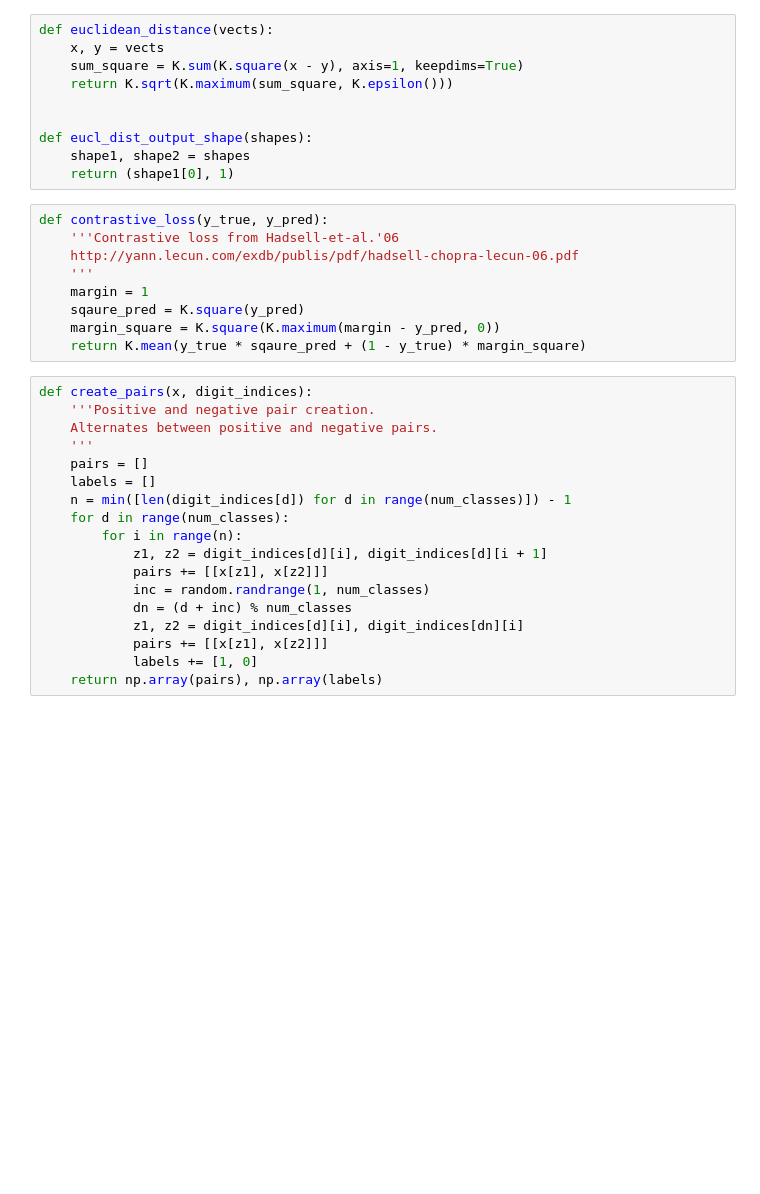
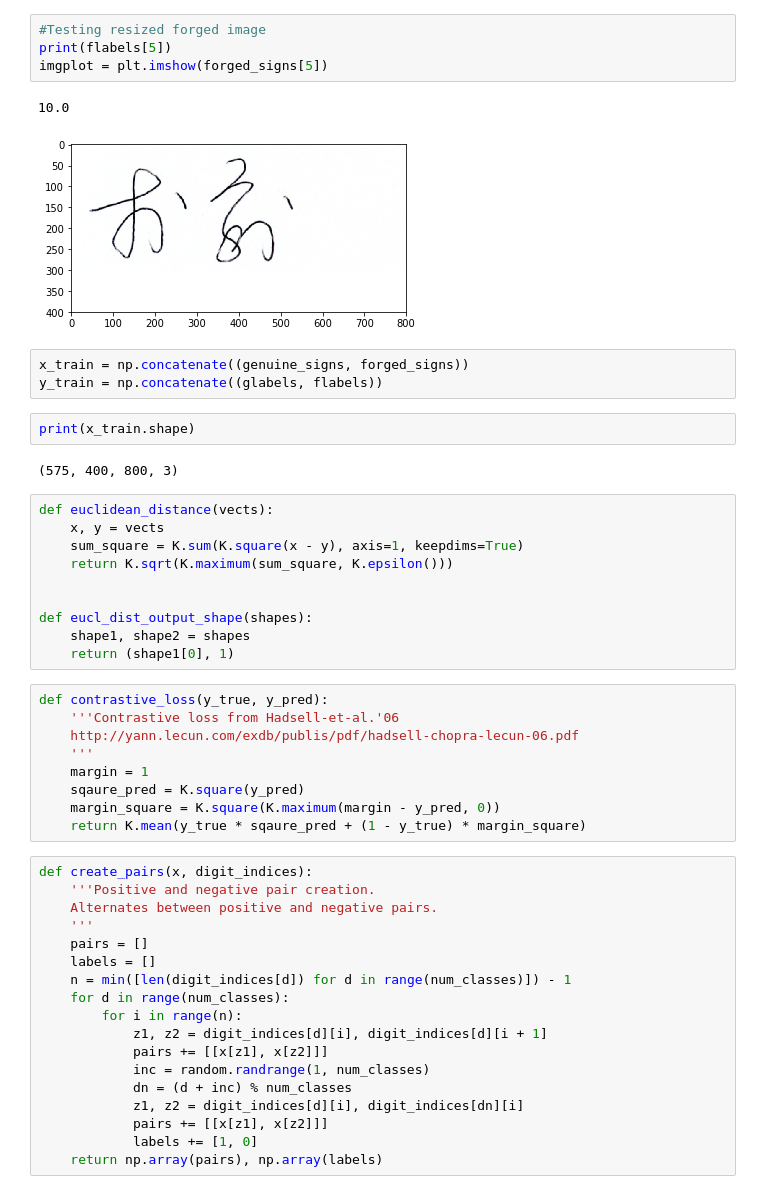
Before and after one commit to rohts-patil/axis-bank-challenge-signature-recognition, a Jupyter notebook: notebook/train_model.ipynb, the cells around one changed output. Cells and saved outputs as stored; diff of their text form; blank space fills up the shorter version.

```diff
--- a/notebook/train_model.ipynb
+++ b/notebook/train_model.ipynb
@@ -136,3 +126,17 @@ for i in range(10):
+# %%
+#Testing resized forged image
+print(flabels[5])
+imgplot = plt.imshow(forged_signs[5])
+# %% [output]
+10.0
+[figure, added]
+# %%
+x_train = np.concatenate((genuine_signs, forged_signs))
+y_train = np.concatenate((glabels, flabels))
+# %%
+print(x_train.shape)
+# %% [output]
+(575, 400, 800, 3)
 # %%
 def euclidean_distance(vects):
     x, y = vects
```
Also changed, not shown: parts of 16 cells of this notebook.
